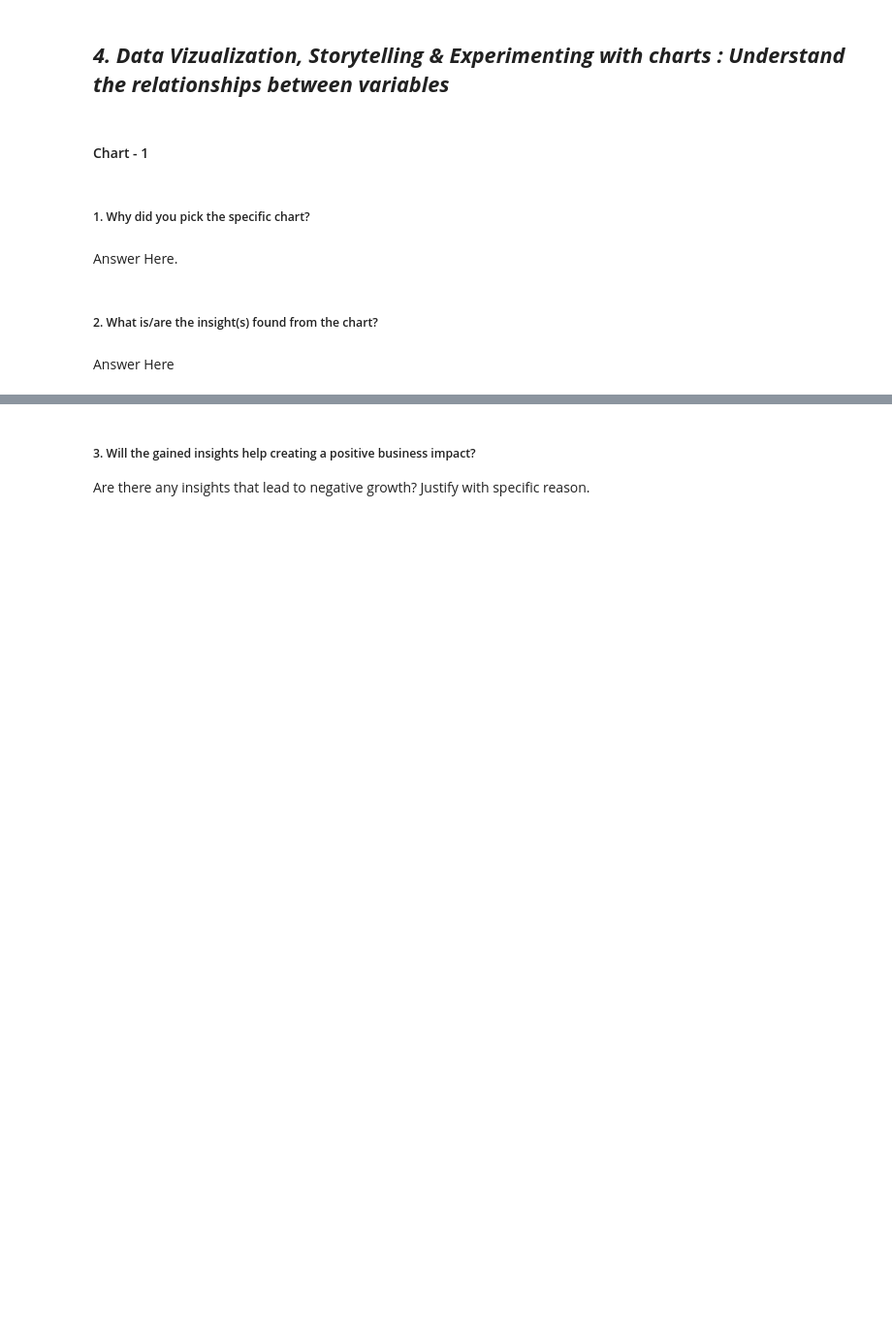
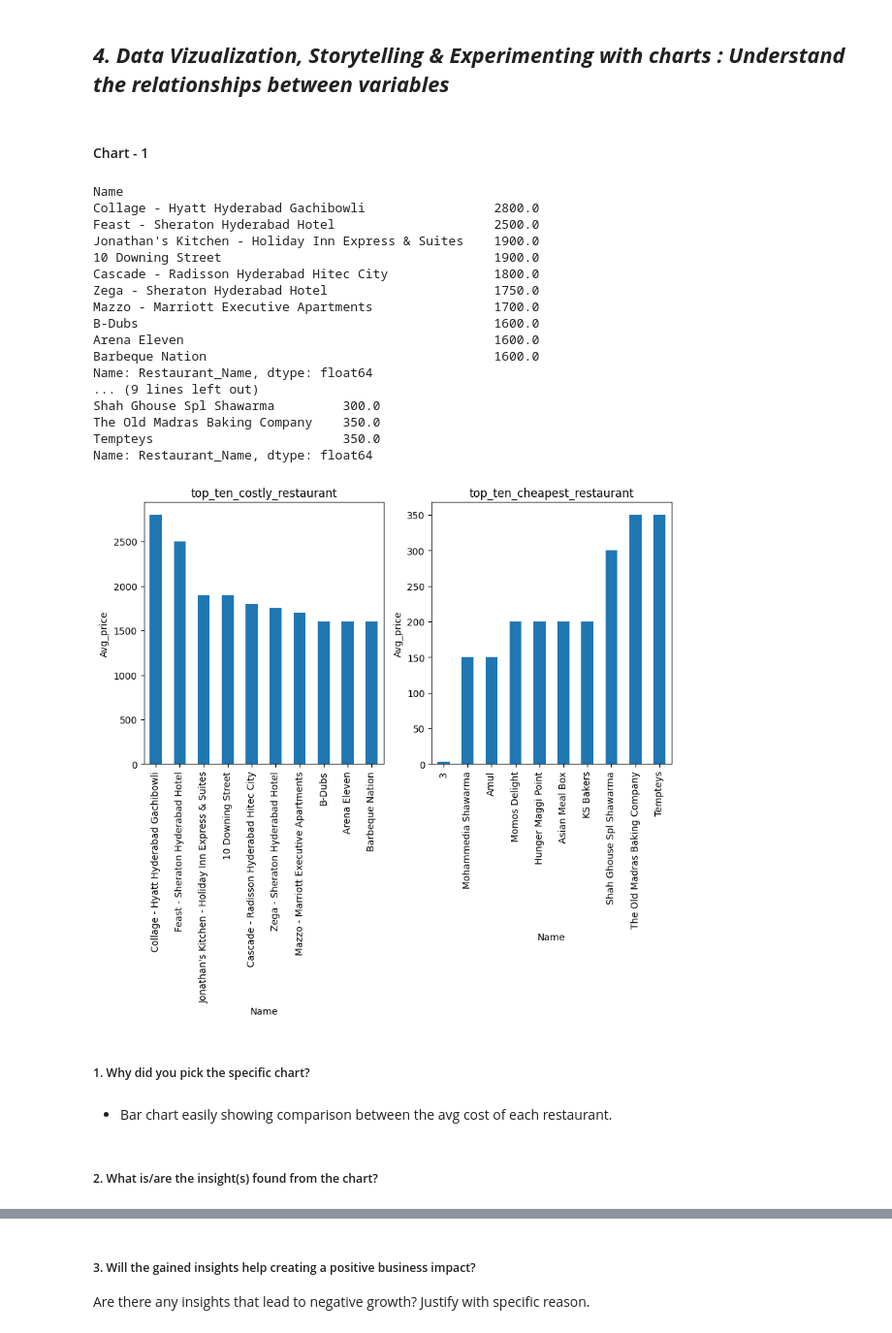
Before and after one commit to chetansgode/Zomato-Restaurant-Clustering-and-Sentiment-Analysis, a Jupyter notebook: Zomato_Restaurant_Clustering_and_Sentiment_Analysis_ML_Submission_Template.ipynb, the cells around one changed output, grey strips where cells are left out. Shown: that part at 97% size. Saved outputs shown, nothing was run; the diff lists cells and outputs as text; code cells hidden in the pictures; blank space fills up the shorter version.

Commit message:
1-chart done

```diff
--- a/Zomato_Restaurant_Clustering_and_Sentiment_Analysis_ML_Submission_Template.ipynb
+++ b/Zomato_Restaurant_Clustering_and_Sentiment_Analysis_ML_Submission_Template.ipynb
@@ -344,0 +392,8 @@ Dataset information
+# %%
+# Write your code to make your dataset analysis ready.
+
+#Create new variable day,year,month,hour
+df['Year']=df['Time'].dt.year
+df['Day']=df['Time'].dt.day
+df['Month']=df['Time'].dt.month
+df['Hour']=df['Time'].dt.hour
@@ -355,8 +414,48 @@ Answer Here.
+# %%
+# Chart - 1 visualization code (Top and Bottom average cost restaurant )
+#to check top ten avg cost of restaurant
+top_ten_costly_restaurant=df.groupby('Name')['Cost'].mean().sort_values(ascending=False).rename("Restaurant_Name").head(10)
+print(top_ten_costly_restaurant)
+print('--'*30)
+
+# to check Bottom ten avg cost of restaurant
+top_ten_cheapest_restaurant=df.groupby('Name')['Cost'].mean().sort_values(ascending=True).rename("Restaurant_Name").head(10)
+print(top_ten_cheapest_restaurant)
+
+plt.figure(figsize=(10,5))
+plt.subplot(1,2,1)
+top_ten_costly_restaurant.plot(kind='bar')
+plt.title('top_ten_costly_restaurant')
+plt.xlabel('Name')
+plt.ylabel('Avg_price')
+plt.subplot(1,2,2)
+top_ten_cheapest_restaurant.plot(kind='bar')
+plt.title('top_ten_cheapest_restaurant')
+plt.xlabel('Name')
+plt.ylabel('Avg_price')
+plt.show()
+# %% [output]
+Name
+Collage - Hyatt Hyderabad Gachibowli                 2800.0
+Feast - Sheraton Hyderabad Hotel                     2500.0
+Jonathan's Kitchen - Holiday Inn Express & Suites    1900.0
+10 Downing Street                                    1900.0
+Cascade - Radisson Hyderabad Hitec City              1800.0
+Zega - Sheraton Hyderabad Hotel                      1750.0
+Mazzo - Marriott Executive Apartments                1700.0
+B-Dubs                                               1600.0
+Arena Eleven                                         1600.0
+Barbeque Nation                                      1600.0
+Name: Restaurant_Name, dtype: float64
+... (9 lines left out)
+Shah Ghouse Spl Shawarma         300.0
+The Old Madras Baking Company    350.0
+Tempteys                         350.0
+Name: Restaurant_Name, dtype: float64
+[figure, added]
 # %% [markdown]
 ##### 1. Why did you pick the specific chart?
-# %% [markdown]
-Answer Here.
+# %% [markdown]
+* Bar chart easily showing comparison between the avg cost of each restaurant.
 # %% [markdown]
 ##### 2. What is/are the insight(s) found from the chart?
-# %% [markdown]
-Answer Here
```
Also changed, not shown: parts of 17 cells of this notebook.
